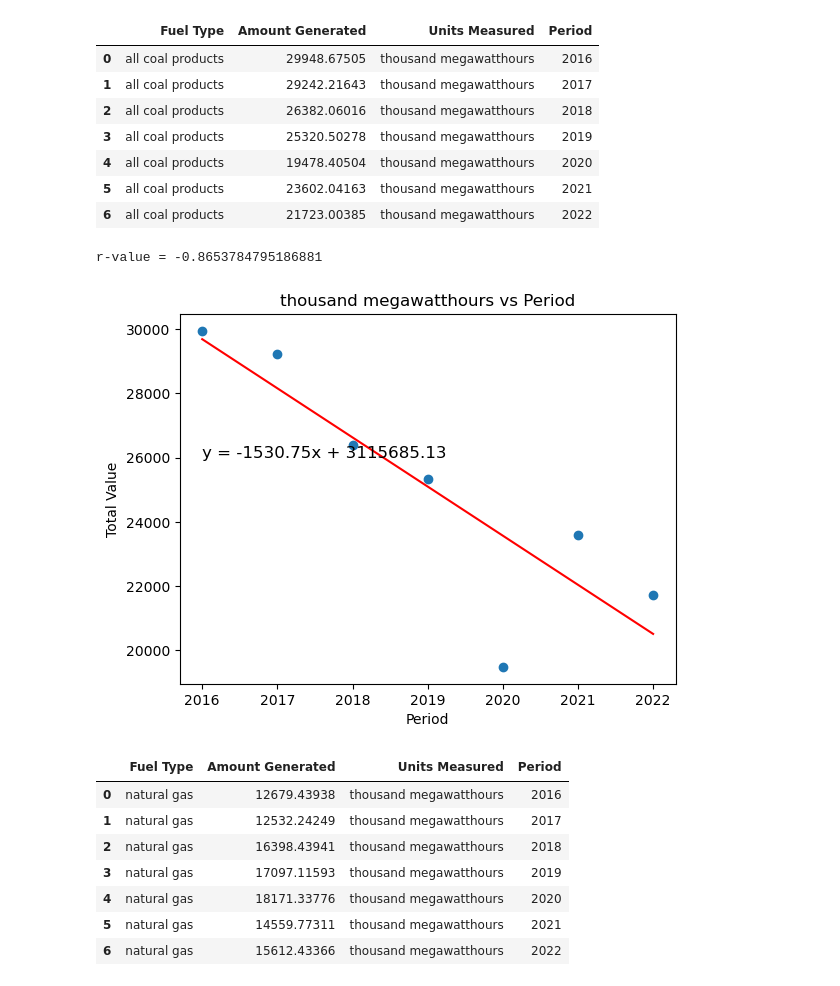
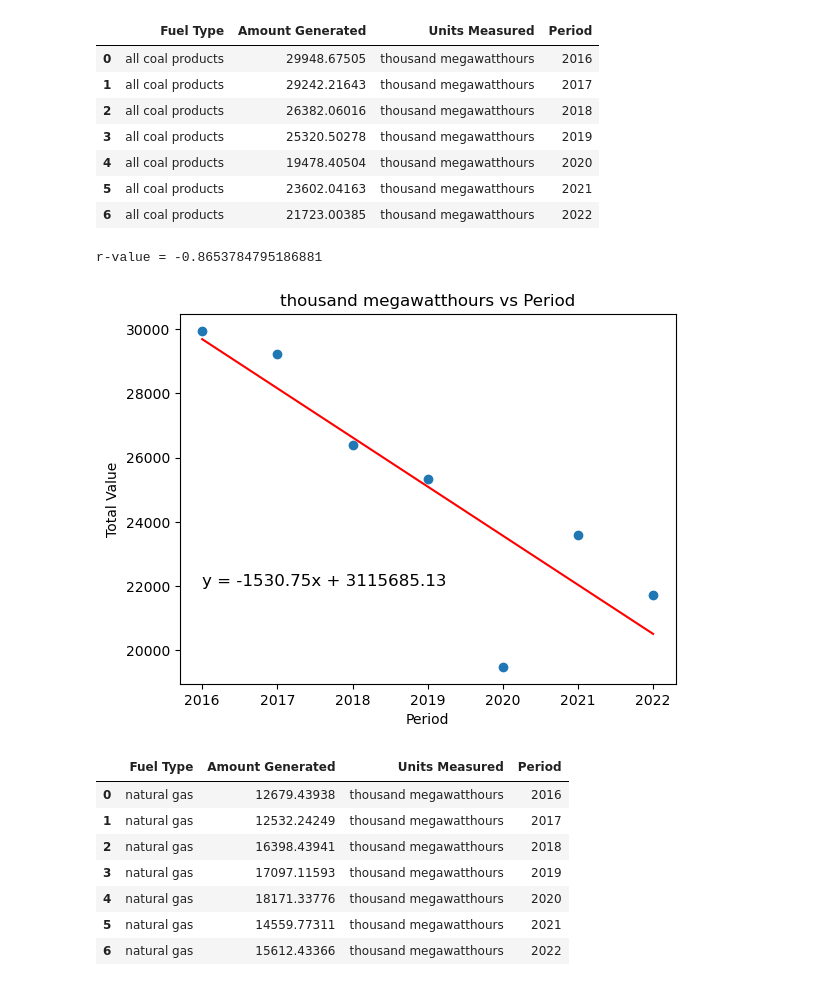
Before and after one commit to Zmart-22/Group-Project-1, a Jupyter notebook: pynergyII.ipynb, the cells around one changed output. Drawn from its saved outputs; the diff is of its cells as text; code cells hidden in the pictures.

```diff
--- a/pynergyII.ipynb
+++ b/pynergyII.ipynb
@@ -193,23 +193,23 @@ coal_df
 # %%
 # Create a scatter plot with Period on the x-axis and Total Value on the y-axis
 plt.scatter(x='Period', y='Amount Generated', data=coal_df)
 
 plt.xlabel('Period')
 plt.ylabel('Total Value')
 plt.title('thousand megawatthours vs Period')
 
 m, b, r, _, _ = linregress(coal_df['Period'], coal_df['Amount Generated'])
 plt.plot(coal_df['Period'], m*coal_df['Period'] + b, color='red')
-plt.text(2016, 26000, f'y = {m:.2f}x + {b:.2f}', fontsize=12)
+plt.text(2016, 22000, f'y = {m:.2f}x + {b:.2f}', fontsize=12)
 
 
 print(f'r-value = {r}')
 
 
 plt.show()
 # %% [output]
 r-value = -0.8653784795186881
-[figure, old version]
+[figure, new version]
 # %%
 #Natural Gas
 
```
